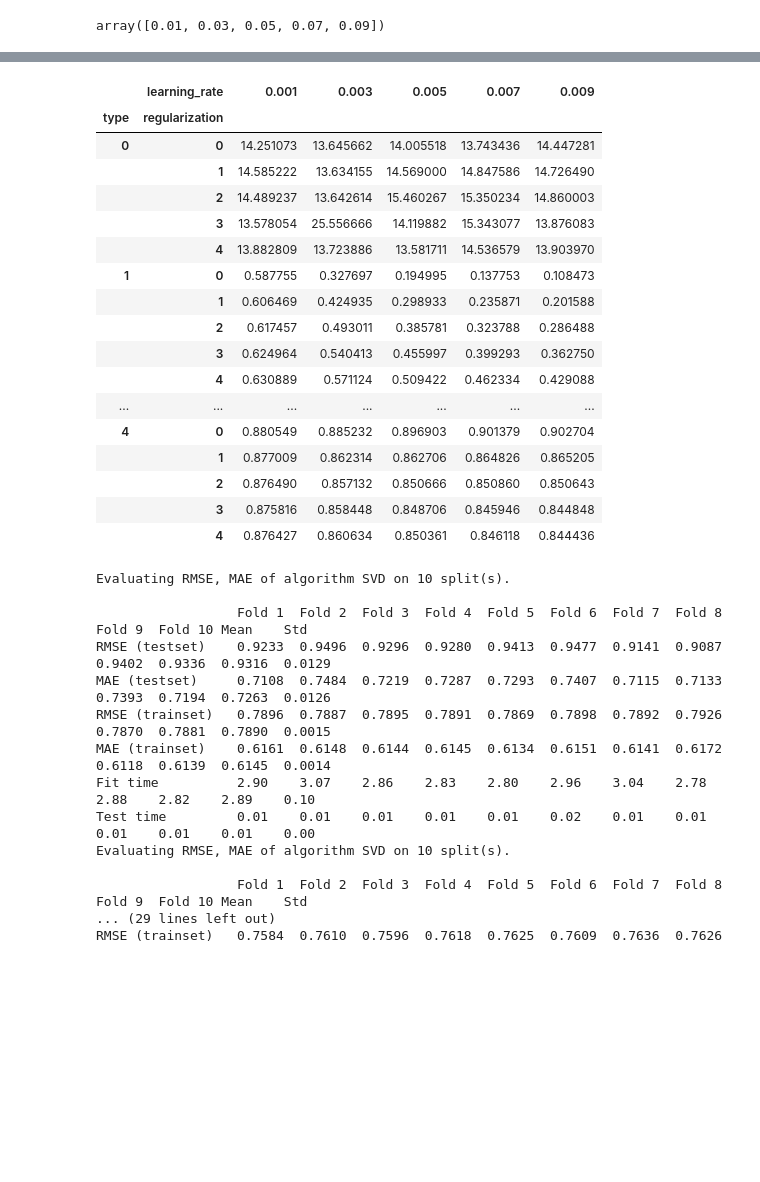
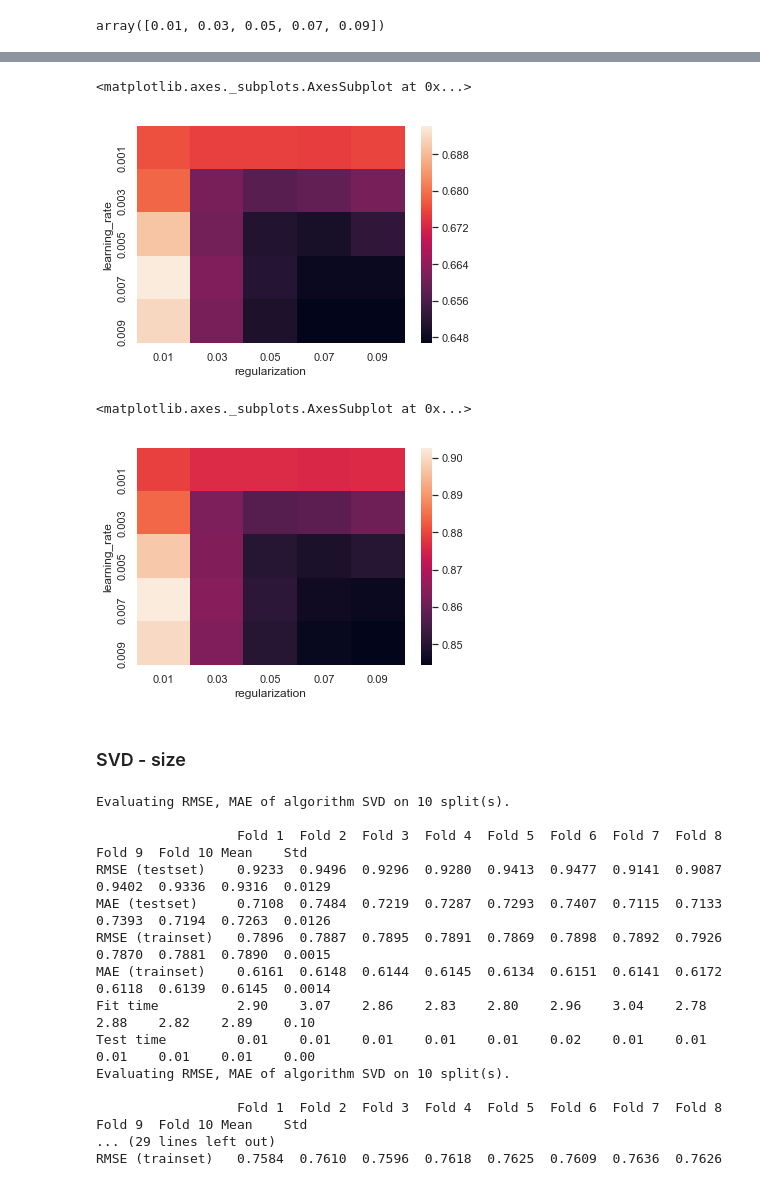
Before and after one commit to YLDAPhoenix11/Personalization, a Jupyter notebook: HW2.ipynb, the cells around one changed output, grey strips where cells are left out. Saved outputs shown, nothing was run; the diff lists cells and outputs as text; code cells hidden in the pictures; blank space fills up the shorter version.

```diff
--- a/HW2.ipynb
+++ b/HW2.ipynb
@@ -306,21 +263,12 @@ SVD_result.columns.name = 'learning_rate'
-# %%
-SVD_result
-# %% [output]
-|  | learning_rate | 0.001 | 0.003 | 0.005 | 0.007 | 0.009 |
-| type | regularization |  |  |  |  |  |
-| 0 | 0 | 14.251073 | 13.645662 | 14.005518 | 13.743436 | 14.447281 |
-|  | 1 | 14.585222 | 13.634155 | 14.569000 | 14.847586 | 14.726490 |
-|  | 2 | 14.489237 | 13.642614 | 15.460267 | 15.350234 | 14.860003 |
-|  | 3 | 13.578054 | 25.556666 | 14.119882 | 15.343077 | 13.876083 |
-|  | 4 | 13.882809 | 13.723886 | 13.581711 | 14.536579 | 13.903970 |
-| 1 | 0 | 0.587755 | 0.327697 | 0.194995 | 0.137753 | 0.108473 |
-|  | 1 | 0.606469 | 0.424935 | 0.298933 | 0.235871 | 0.201588 |
-|  | 2 | 0.617457 | 0.493011 | 0.385781 | 0.323788 | 0.286488 |
-|  | 3 | 0.624964 | 0.540413 | 0.455997 | 0.399293 | 0.362750 |
-|  | 4 | 0.630889 | 0.571124 | 0.509422 | 0.462334 | 0.429088 |
-| ... | ... | ... | ... | ... | ... | ... |
-| 4 | 0 | 0.880549 | 0.885232 | 0.896903 | 0.901379 | 0.902704 |
-|  | 1 | 0.877009 | 0.862314 | 0.862706 | 0.864826 | 0.865205 |
-|  | 2 | 0.876490 | 0.857132 | 0.850666 | 0.850860 | 0.850643 |
-|  | 3 | 0.875816 | 0.858448 | 0.848706 | 0.845946 | 0.844848 |
-|  | 4 | 0.876427 | 0.860634 | 0.850361 | 0.846118 | 0.844436 |
+# %%
+svd_test_MAE = pd.DataFrame(svd_test_MAE)
+svd_test_MAE.index = learning_rate.round(3)
+svd_test_MAE.index.name = 'learning_rate'
+svd_test_MAE.columns = regularization.round(2)
+svd_test_MAE.columns.name = 'regularization'
+# %%
+#svd-MAE
+sns.heatmap(data = svd_test_MAE)
+# %% [output]
+<matplotlib.axes._subplots.AxesSubplot at 0x...>
+[figure, added]
@@ -327,3 +281,11 @@ SVD_result
+# %%
+#svd-RMSE
+sns.heatmap(data = svd_test_RMSE)
+# %% [output]
+<matplotlib.axes._subplots.AxesSubplot at 0x...>
+[figure, added]
+# %% [markdown]
+### SVD - size
 # %%
 param_grid = {'lr_all': learning_rate,'reg_all':regularization}
 svd_gs=GridSearchCV(SVD,param_grid)
```
Also changed, not shown: parts of 20 cells of this notebook.
